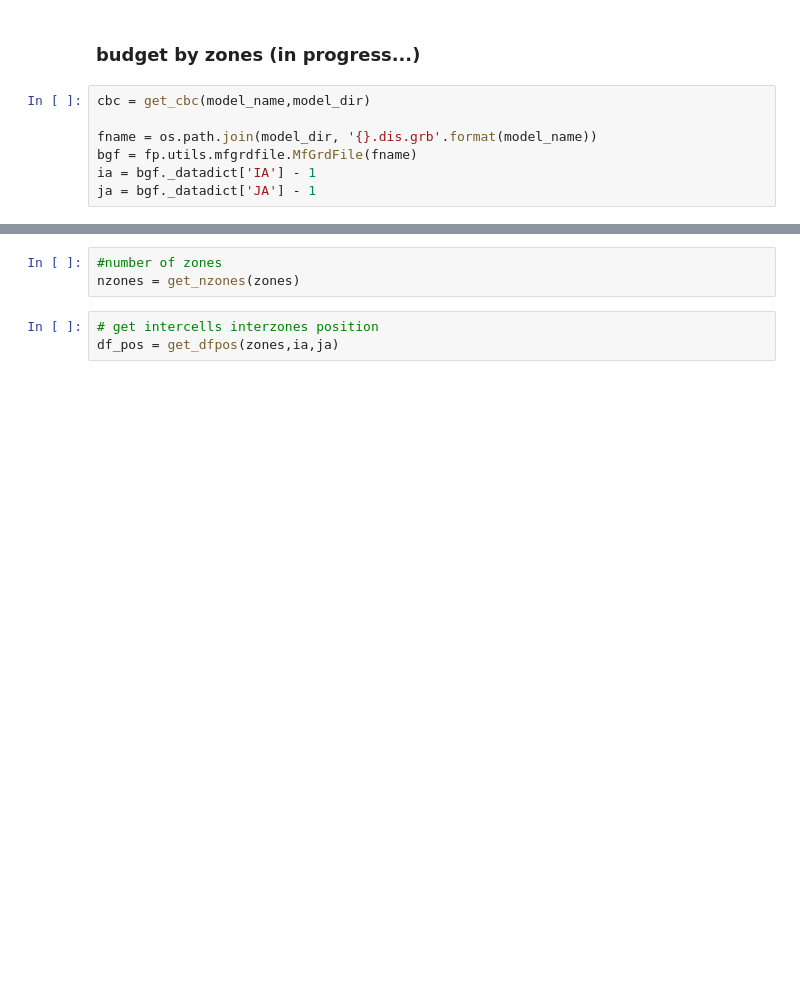
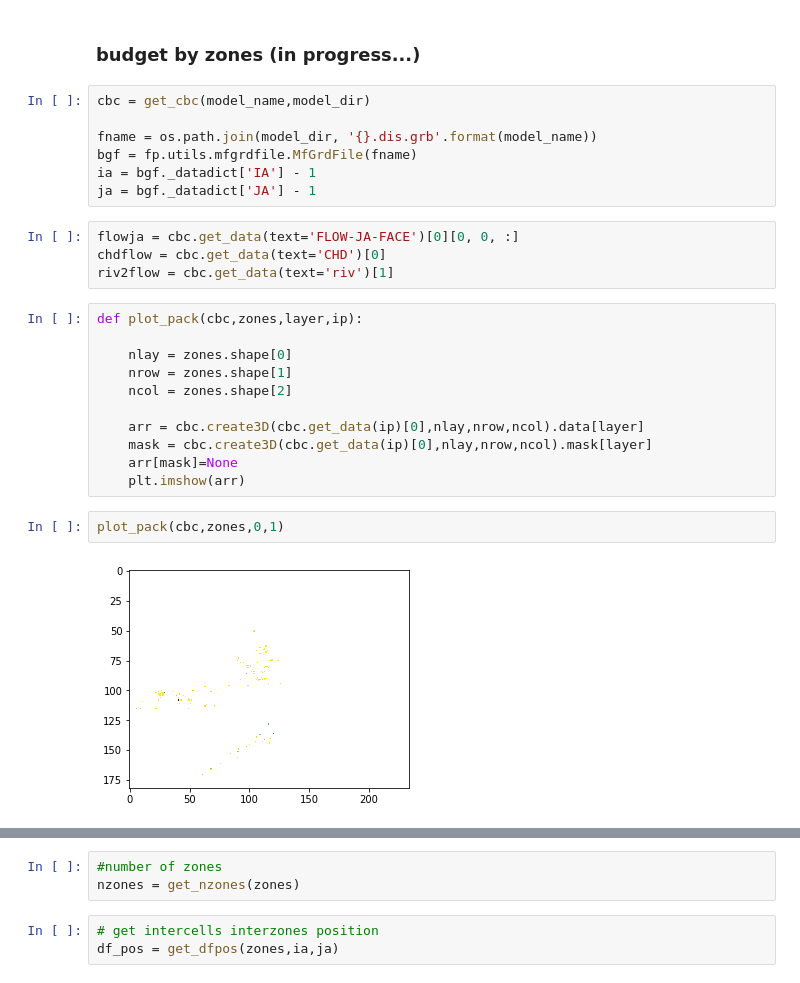
Before and after one commit to LudovicSchorpp/TM_Ludovic_Schorpp, a Jupyter notebook: codes_tests/Modeles3D/Plio_multi_layer/Plio_multicouches.ipynb, the cells around one changed output, grey strips where cells are left out. Cells and saved outputs as stored; diff of their text form; blank space fills up the shorter version.

```diff
--- a/codes_tests/Modeles3D/Plio_multi_layer/Plio_multicouches.ipynb
+++ b/codes_tests/Modeles3D/Plio_multi_layer/Plio_multicouches.ipynb
@@ -476,3 +471,22 @@ fname = os.path.join(model_dir, '{}.dis.grb'.format(model_name))
 bgf = fp.utils.mfgrdfile.MfGrdFile(fname)
 ia = bgf._datadict['IA'] - 1
 ja = bgf._datadict['JA'] - 1
+# %%
+flowja = cbc.get_data(text='FLOW-JA-FACE')[0][0, 0, :]
+chdflow = cbc.get_data(text='CHD')[0]
+riv2flow = cbc.get_data(text='riv')[1]
+# %%
+def plot_pack(cbc,zones,layer,ip):
+
+    nlay = zones.shape[0]
+    nrow = zones.shape[1]
+    ncol = zones.shape[2]
+
+    arr = cbc.create3D(cbc.get_data(ip)[0],nlay,nrow,ncol).data[layer]
+    mask = cbc.create3D(cbc.get_data(ip)[0],nlay,nrow,ncol).mask[layer]
+    arr[mask]=None
+    plt.imshow(arr)
+# %%
+plot_pack(cbc,zones,0,1)
+# %% [output]
+[figure, added]
```
Also changed, not shown: parts of 15 cells of this notebook, 35 other files.
